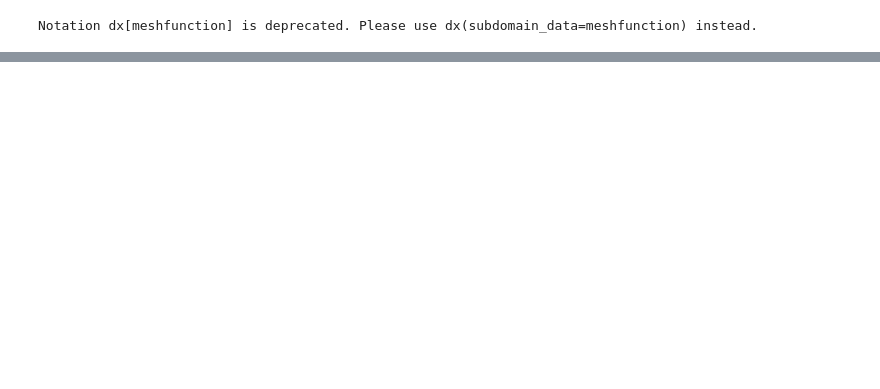
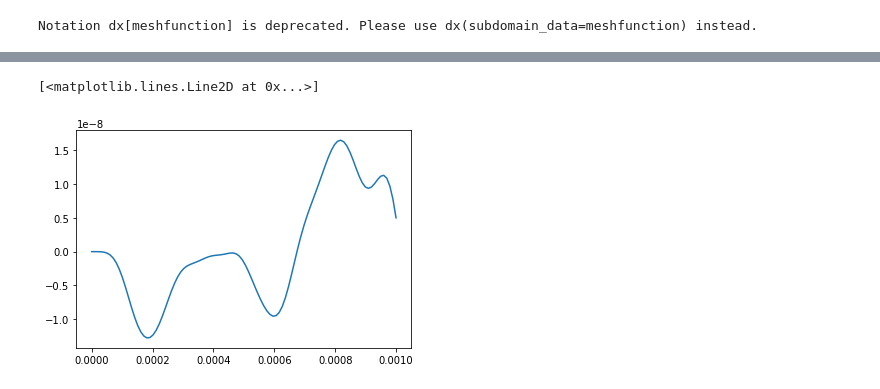
Before and after one commit to rnannapa/FEniCS, a Jupyter notebook: elastodynamics.ipynb, the cells around one changed output, grey strips where cells are left out. Cells and saved outputs as stored; diff of their text form; code cells hidden in the pictures; blank space fills up the shorter version.

```diff
--- a/elastodynamics.ipynb
+++ b/elastodynamics.ipynb
@@ -238,3 +261,8 @@ plt.savefig('energiesArrays.eps',bbox_inches='tight')
 # plt.savefig('energies2.eps',bbox_inches='tight')
 # %%
 # Energies
+# %%
+plt.plot(t,dispTip1[:,0])
+# %% [output]
+[<matplotlib.lines.Line2D at 0x...>]
+[figure, added]
```
Also changed, not shown: parts of 7 cells of this notebook, 10 other files.
